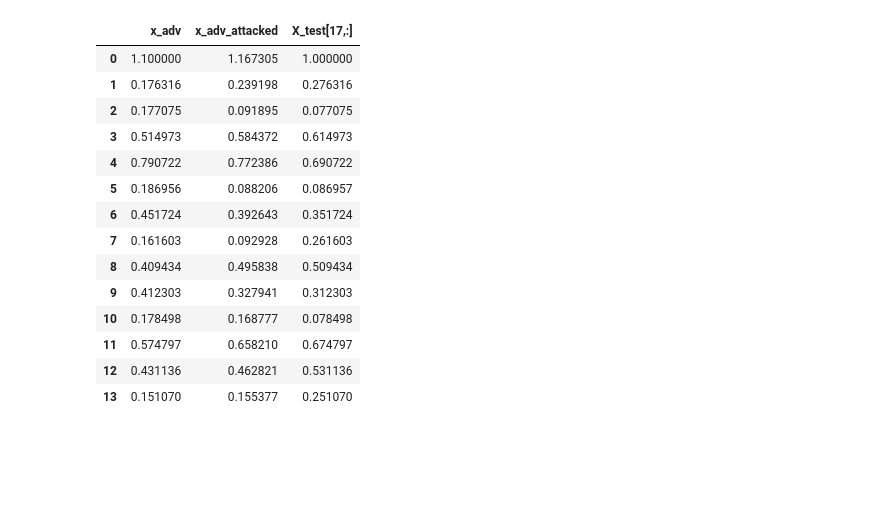
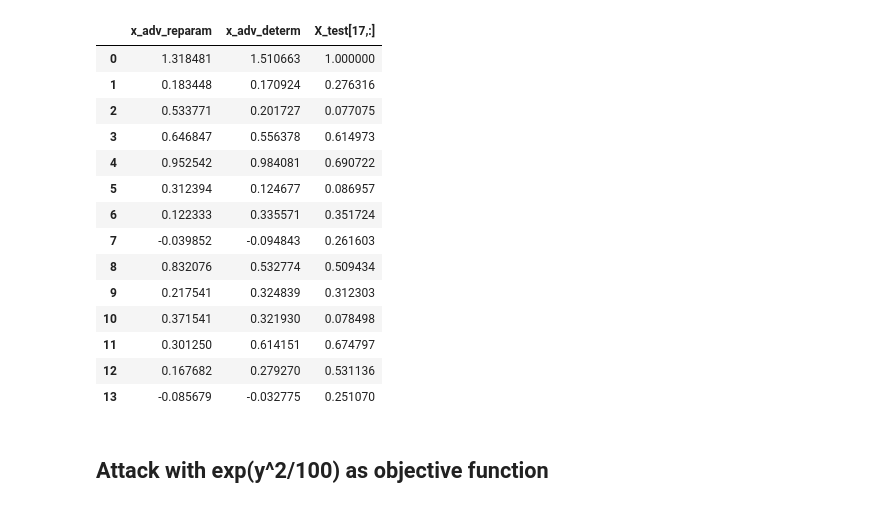
Before and after one commit to pablogarciarce/AdvReg, a Jupyter notebook: notebooks/test_point_attack.ipynb, the cells around one changed output. Saved outputs shown, nothing was run; the diff lists cells and outputs as text; code cells hidden in the pictures; blank space fills up the shorter version.

Commit message:
Several errors corrected, comparison between exact and estimated gradient

```diff
--- a/notebooks/test_point_attack.ipynb
+++ b/notebooks/test_point_attack.ipynb
@@ -30,18 +97,19 @@ x_adv = X_test[17,:].copy()
 # %%
 # Deterministic attack
+x_adv = X_test[17,:].copy()
 y_star = 3
-epsilon = .3
+epsilon = 2
 
 mu = model.mu.numpy()
 
 beta_dot_x = np.dot(mu, x_adv)
 beta_norm_squared = np.dot(mu, mu)
-x_adv_attacked = x_adv + ((y_star - beta_dot_x) / beta_norm_squared) * mu
+x_adv_det = x_adv + ((y_star - beta_dot_x) / beta_norm_squared) * mu
 
 if np.linalg.norm(np.dot(y_star - beta_dot_x, mu)) > epsilon * beta_norm_squared:
-    beta_norm_squared = np.linalg.norm(mu)**2
+    print('Optimal perturbation is too large')
     sign_term = np.sign(y_star - beta_dot_x)
     delta_x_adv = epsilon * (np.dot(y_star - beta_dot_x, mu) / (np.linalg.norm(y_star - beta_dot_x) * np.linalg.norm(mu)))
-    x_adv_attacked = x_adv + delta_x_adv
+    x_adv_det = x_adv + delta_x_adv
 
-y_attacked = np.dot(mu, x_adv_attacked)
+y_adv_det = np.dot(mu, x_adv_det)
@@ -57,37 +116,11 @@ def reparametrization_trick(x_adv, model, G, samples_per_iteration):
-# %%
-# reparametrization attack
-def attack(x_adv, model, G, samples_per_iteration=10000, learning_rate=1e-1, num_iterations=1000, epsilon=.1):
-    x_0 = x_adv.clone().detach()
-    x_adv_values = []
-    loss_values = []
-    func_values = []
-
-    optimizer = Adam([x_adv], lr=learning_rate)
-
-    for _ in range(num_iterations):
-        # Adam optimizer
-        gradients, y_mean = reparametrization_trick(x_adv, model, G, samples_per_iteration)
-        optimizer.zero_grad()
-
-        x_adv.grad = torch.tensor(gradients, dtype=torch.float32)
-        optimizer.step()
-
-        with torch.no_grad():
-            if torch.norm(x_adv - x_0, p=2) > epsilon:
-                x_adv = x_0 + epsilon * (x_adv - x_0) / torch.norm(x_adv - x_0, p=2)
-
-        x_adv_values.append(x_adv.detach())
-        loss_values.append((y_mean - G) ** 2)
-        func_values.append(y_mean)
-
-    return x_adv_values, loss_values, func_values
 # %%
 y_star = 3
-epsilon = .3
+epsilon = 2
 x_adv = X_test[17,:].copy()
 x_adv = torch.tensor(x_adv, dtype=torch.float32, requires_grad=True)
 
-x_adv_values, loss_values, func_values = attack(x_adv, model, y_star, epsilon=epsilon)
+x_adv_values, loss_values, func_values = attack(x_adv, model, y_star, epsilon=epsilon, learning_rate=1e-2, num_iterations=1000, samples_per_iteration=100)
+x_adv_rep = x_adv_values[-1]
 # %%
 plt.plot(loss_values)
 # %% [output]
@@ -122,21 +158,23 @@ array([1.        , 0.27631579, 0.0770751 , 0.61497326, 0.69072165,
 # %%
 #table plot of x_adv, x_adv_attacked, X_test[17,:].copy():
 import pandas as pd
-df = pd.DataFrame(np.c_[x_adv.detach().numpy(), x_adv_attacked, X_test[17,:].copy()], columns=['x_adv', 'x_adv_attacked', 'X_test[17,:]'])
+df = pd.DataFrame(np.c_[x_adv_rep, x_adv_det, X_test[17,:].copy()], columns=['x_adv_reparam', 'x_adv_determ', 'X_test[17,:]'])
 df
 # %% [output]
-|  | x_adv | x_adv_attacked | X_test[17,:] |
-| 0 | 1.100000 | 1.167305 | 1.000000 |
-| 1 | 0.176316 | 0.239198 | 0.276316 |
-| 2 | 0.177075 | 0.091895 | 0.077075 |
-| 3 | 0.514973 | 0.584372 | 0.614973 |
-| 4 | 0.790722 | 0.772386 | 0.690722 |
-| 5 | 0.186956 | 0.088206 | 0.086957 |
-| 6 | 0.451724 | 0.392643 | 0.351724 |
-| 7 | 0.161603 | 0.092928 | 0.261603 |
-| 8 | 0.409434 | 0.495838 | 0.509434 |
-| 9 | 0.412303 | 0.327941 | 0.312303 |
-| 10 | 0.178498 | 0.168777 | 0.078498 |
-| 11 | 0.574797 | 0.658210 | 0.674797 |
-| 12 | 0.431136 | 0.462821 | 0.531136 |
-| 13 | 0.151070 | 0.155377 | 0.251070 |
+|  | x_adv_reparam | x_adv_determ | X_test[17,:] |
+| 0 | 1.318481 | 1.510663 | 1.000000 |
+| 1 | 0.183448 | 0.170924 | 0.276316 |
+| 2 | 0.533771 | 0.201727 | 0.077075 |
+| 3 | 0.646847 | 0.556378 | 0.614973 |
+| 4 | 0.952542 | 0.984081 | 0.690722 |
+| 5 | 0.312394 | 0.124677 | 0.086957 |
+| 6 | 0.122333 | 0.335571 | 0.351724 |
+| 7 | -0.039852 | -0.094843 | 0.261603 |
+| 8 | 0.832076 | 0.532774 | 0.509434 |
+| 9 | 0.217541 | 0.324839 | 0.312303 |
+| 10 | 0.371541 | 0.321930 | 0.078498 |
+| 11 | 0.301250 | 0.614151 | 0.674797 |
+| 12 | 0.167682 | 0.279270 | 0.531136 |
+| 13 | -0.085679 | -0.032775 | 0.251070 |
+# %% [markdown]
+## Attack with exp(y^2/100) as objective function
```
Also changed, not shown: parts of 22 cells of this notebook.
